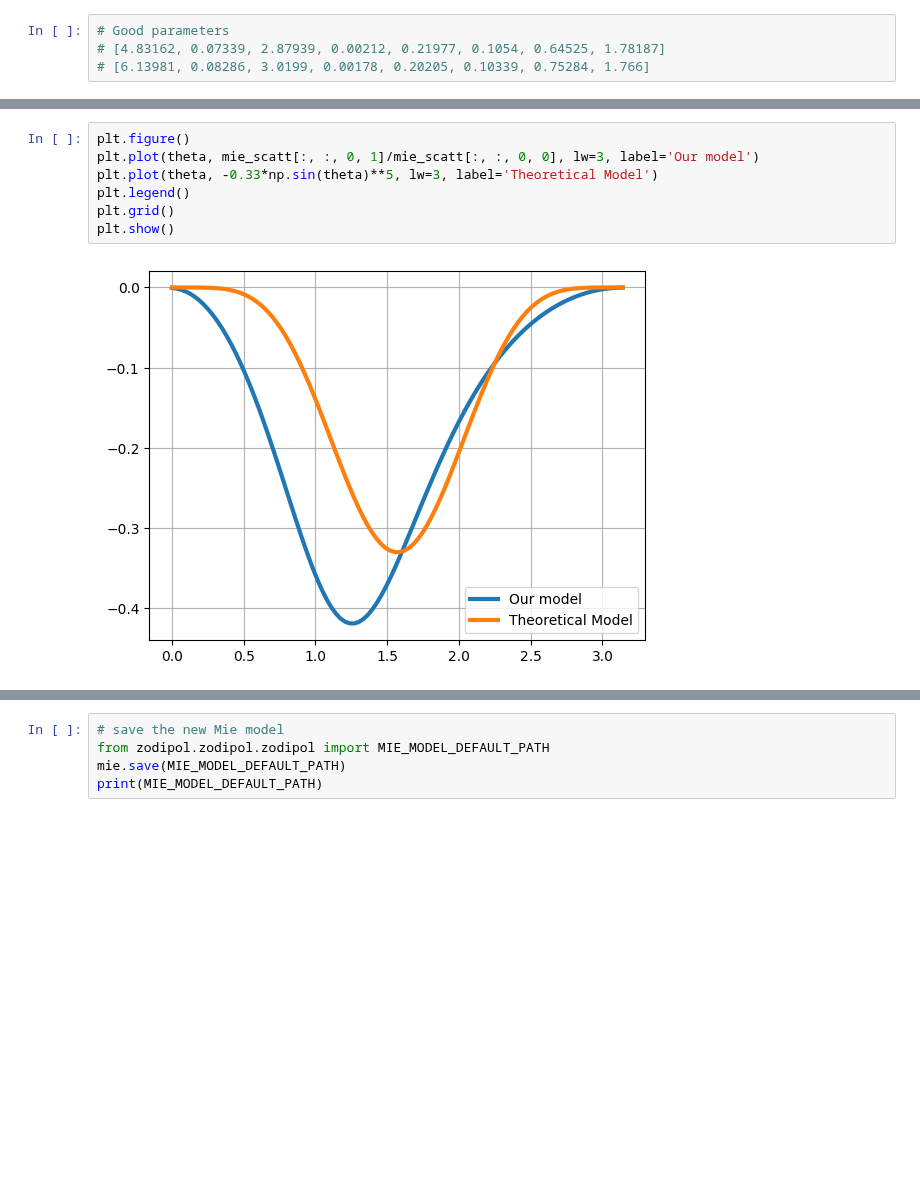
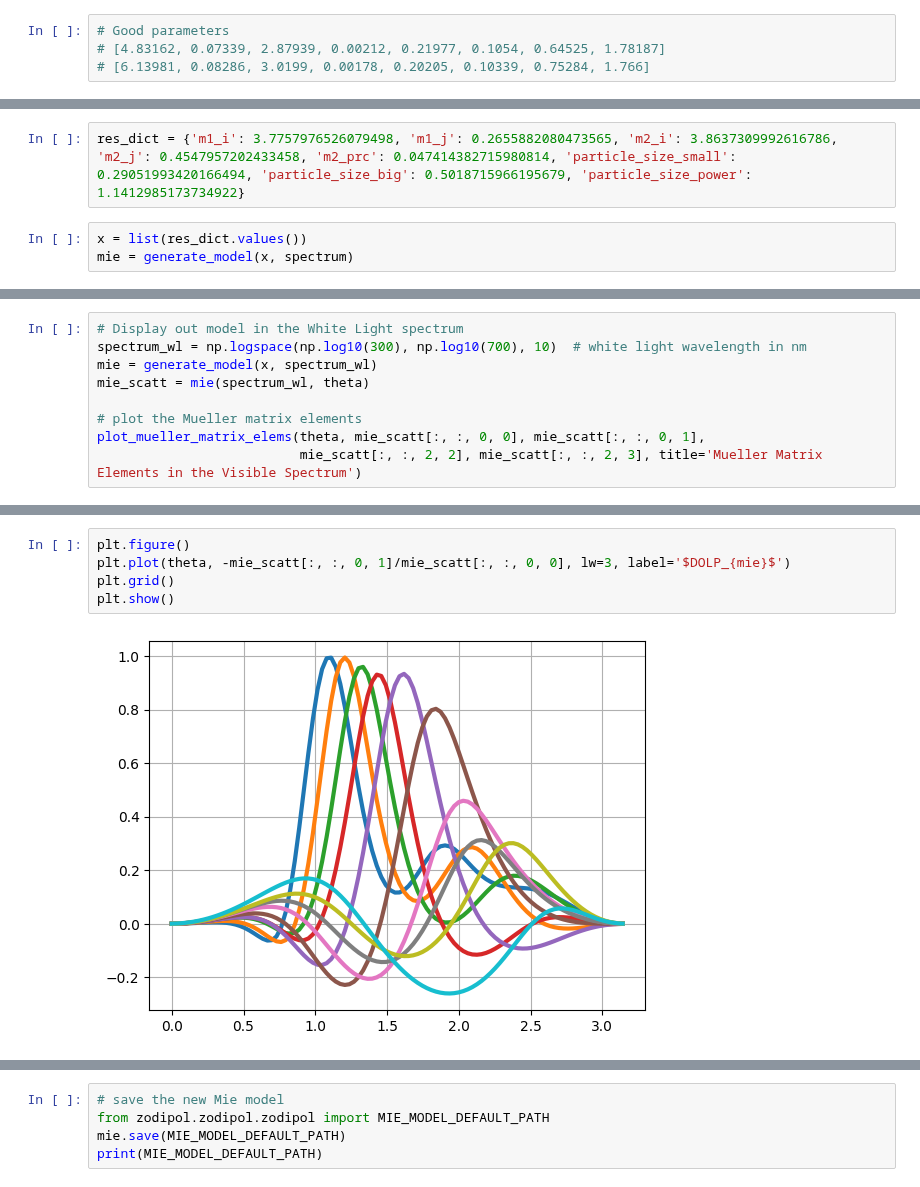
Before and after one commit to oravitan/zodiacal-polarized, a Jupyter notebook: notebooks/generate_mie_models.ipynb, the cells around one changed output, grey strips where cells are left out. Saved outputs shown, nothing was run; the diff lists cells and outputs as text; blank space fills up the shorter version.

```diff
--- a/notebooks/generate_mie_models.ipynb
+++ b/notebooks/generate_mie_models.ipynb
@@ -142,3 +139,8 @@ mie = generate_model(x, spectrum)
+# %%
+res_dict = {'m1_i': 3.7757976526079498, 'm1_j': 0.2655882080473565, 'm2_i': 3.8637309992616786, 'm2_j': 0.4547957202433458, 'm2_prc': 0.047414382715980814, 'particle_size_small': 0.29051993420166494, 'particle_size_big': 0.5018715966195679, 'particle_size_power': 1.1412985173734922}
+# %%
+x = list(res_dict.values())
+mie = generate_model(x, spectrum)
 # %%
 # recreate best results model and plot (full spectrum)
 mie_scatt = mie(spectrum, theta)
@@ -168,0 +186,9 @@ plt.show()
+# %%
+# Display out model in the White Light spectrum
+spectrum_wl = np.logspace(np.log10(300), np.log10(700), 10)  # white light wavelength in nm
+mie = generate_model(x, spectrum_wl)
+mie_scatt = mie(spectrum_wl, theta)
+
+# plot the Mueller matrix elements
+plot_mueller_matrix_elems(theta, mie_scatt[:, :, 0, 0], mie_scatt[:, :, 0, 1],
+                          mie_scatt[:, :, 2, 2], mie_scatt[:, :, 2, 3], title='Mueller Matrix Elements in the Visible Spectrum')
@@ -169,9 +197,7 @@ plt.show()
 # %%
 plt.figure()
-plt.plot(theta, mie_scatt[:, :, 0, 1]/mie_scatt[:, :, 0, 0], lw=3, label='Our model')
-plt.plot(theta, -0.33*np.sin(theta)**5, lw=3, label='Theoretical Model')
-plt.legend()
+plt.plot(theta, -mie_scatt[:, :, 0, 1]/mie_scatt[:, :, 0, 0], lw=3, label='$DOLP_{mie}$')
 plt.grid()
 plt.show()
 # %% [output]
-[figure, old version]
+[figure, new version]
```
Also changed, not shown: parts of 6 cells of this notebook, 5 other files.
